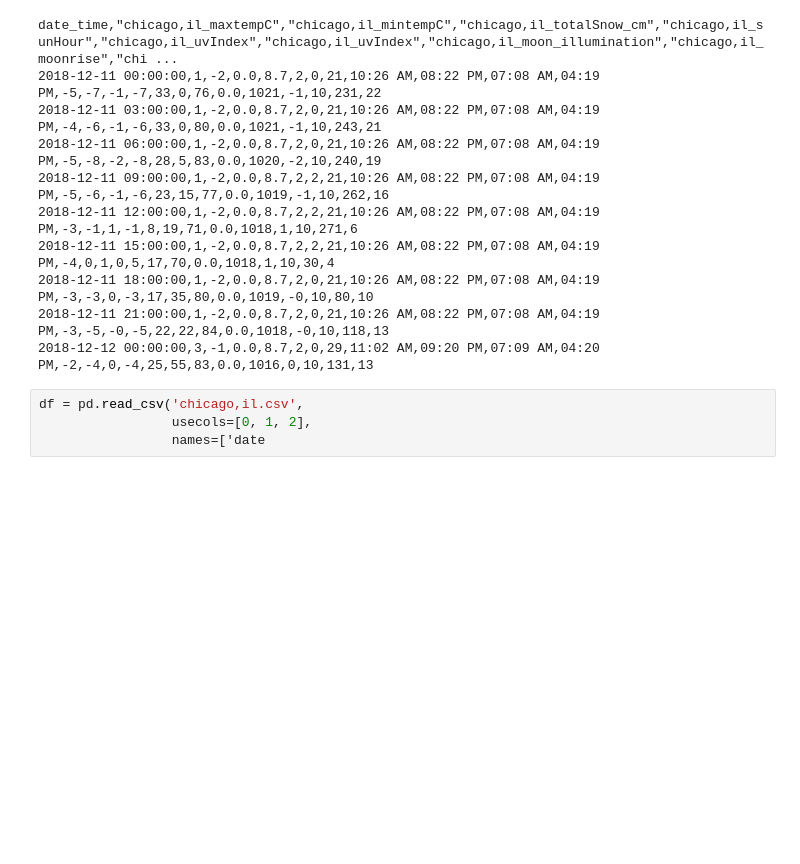
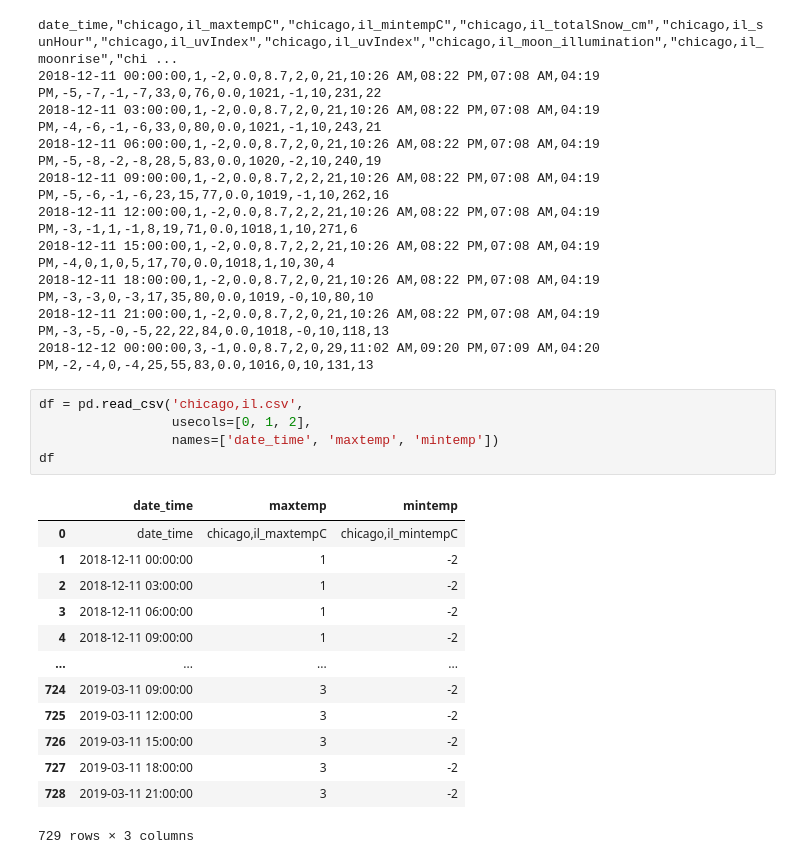
Before and after one commit to opagani/2024-08Aug-pandas-csv, a Jupyter notebook: LernerPython - 2024-08Aug-pandas-csv.ipynb, the cells around one changed output. Cells and saved outputs as stored; diff of their text form; blank space fills up the shorter version.

```diff
--- a/LernerPython - 2024-08Aug-pandas-csv.ipynb
+++ b/LernerPython - 2024-08Aug-pandas-csv.ipynb
@@ -429,4 +429,19 @@ date_time,"chicago,il_maxtempC","chicago,il_mintempC","chicago,il_totalSnow_cm",
 # %%
 df = pd.read_csv('chicago,il.csv',
                  usecols=[0, 1, 2],
-                 names=['date
+                 names=['date_time', 'maxtemp', 'mintemp'])
+df
+# %% [output]
+|  | date_time | maxtemp | mintemp |
+| 0 | date_time | chicago,il_maxtempC | chicago,il_mintempC |
+| 1 | 2018-12-11 00:00:00 | 1 | -2 |
+| 2 | 2018-12-11 03:00:00 | 1 | -2 |
+| 3 | 2018-12-11 06:00:00 | 1 | -2 |
+| 4 | 2018-12-11 09:00:00 | 1 | -2 |
+| ... | ... | ... | ... |
+| 724 | 2019-03-11 09:00:00 | 3 | -2 |
+| 725 | 2019-03-11 12:00:00 | 3 | -2 |
+| 726 | 2019-03-11 15:00:00 | 3 | -2 |
+| 727 | 2019-03-11 18:00:00 | 3 | -2 |
+| 728 | 2019-03-11 21:00:00 | 3 | -2 |
+729 rows × 3 columns
```
Also changed, not shown: parts of 1 cell of this notebook.
